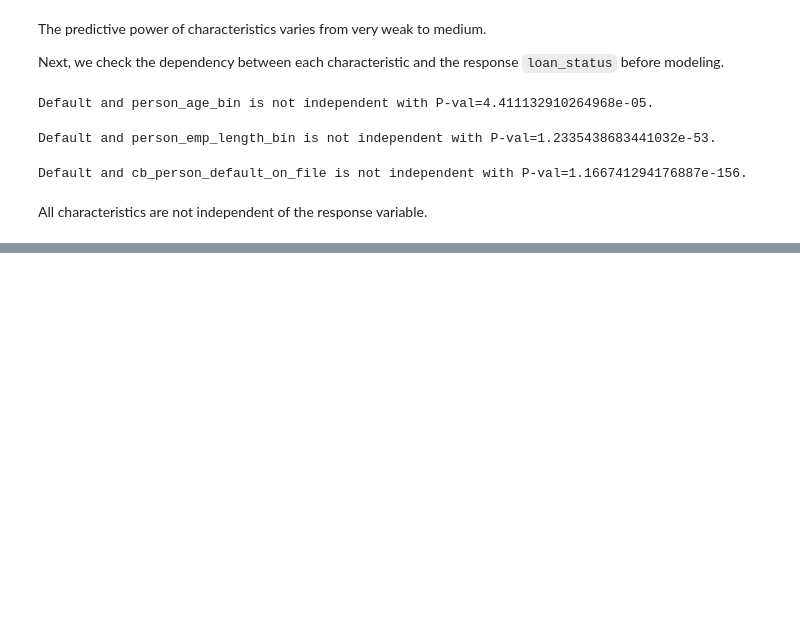
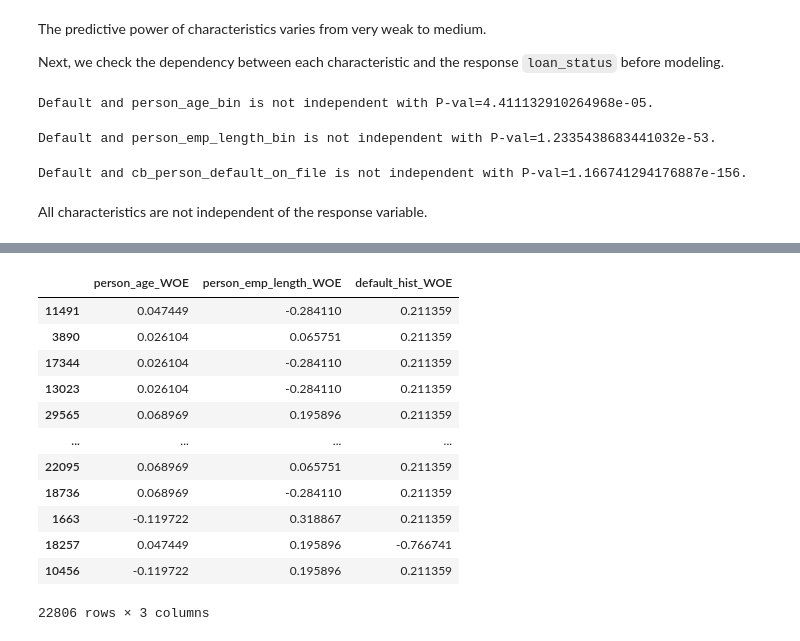
Before and after one commit to Tamirgading/End-to-End-Example-of-Scorecard-Creation, a Jupyter notebook: Untitled.ipynb, the cells around one changed output, grey strips where cells are left out. Cells and saved outputs as stored; diff of their text form; code cells hidden in the pictures; blank space fills up the shorter version.

```diff
--- a/Untitled.ipynb
+++ b/Untitled.ipynb
@@ -1176,0 +1273,24 @@ All characteristics are not independent of the response variable.
+# %%
+# Define X_train and y_train
+X_train = data_train[['person_age_WOE',
+                      'person_emp_length_WOE',
+                      'default_hist_WOE']]
+
+y_train = data_train[response_variable]
+# %%
+# Check X_train
+X_train
+# %% [output]
+|  | person_age_WOE | person_emp_length_WOE | default_hist_WOE |
+| 11491 | 0.047449 | -0.284110 | 0.211359 |
+| 3890 | 0.026104 | 0.065751 | 0.211359 |
+| 17344 | 0.026104 | -0.284110 | 0.211359 |
+| 13023 | 0.026104 | -0.284110 | 0.211359 |
+| 29565 | 0.068969 | 0.195896 | 0.211359 |
+| ... | ... | ... | ... |
+| 22095 | 0.068969 | 0.065751 | 0.211359 |
+| 18736 | 0.068969 | -0.284110 | 0.211359 |
+| 1663 | -0.119722 | 0.318867 | 0.211359 |
+| 18257 | 0.047449 | 0.195896 | -0.766741 |
+| 10456 | -0.119722 | 0.195896 | 0.211359 |
+22806 rows × 3 columns
```
Also changed, not shown: parts of 42 cells of this notebook.
